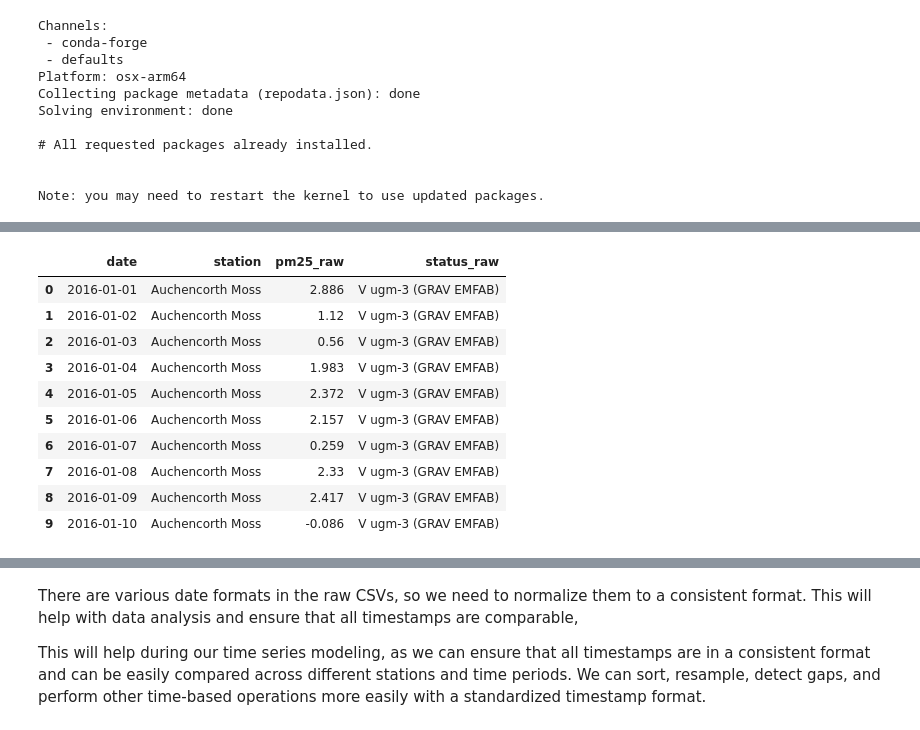
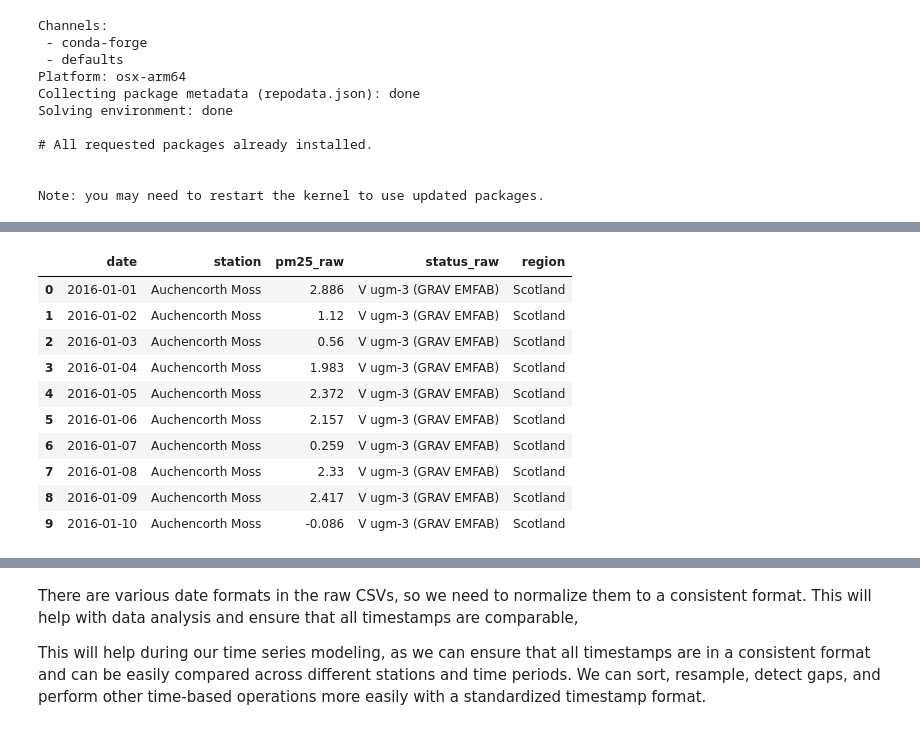
Before and after one commit to Masters-Paper-Forecasting/code, a Jupyter notebook: DataCleaning.ipynb, the cells around one changed output, grey strips where cells are left out. Cells and saved outputs as stored; diff of their text form; code cells hidden in the pictures.

```diff
--- a/DataCleaning.ipynb
+++ b/DataCleaning.ipynb
@@ -22,29 +23,42 @@ import seaborn as sns
 import pandas as pd
 import numpy as np
 import matplotlib.pyplot as plt
+import os
 import warnings
 warnings.filterwarnings('ignore')
+os.makedirs('plots', exist_ok=True)
 
-# --- File 1: Multi-station 2016-2020 ---
-header_row = pd.read_csv('data/AirQualityDataDaily2016_2020.csv', skiprows=3, nrows=1, header=None)
-station_names = header_row.iloc[0].tolist()
+# --- File 1: Multi-station 2016-2020 (combined from individual year files) ---
+files_2016_2020 = {
+    '2016': 'data/AirQualityDataDaily_2016.csv',
+    '2017': 'data/AirQualityDataDaily_2017.csv',
+    '2018': 'data/AirQualityDataDaily_2018.csv',
+    '2019': 'data/AirQualityDataDaily_2019.csv',
+    '2020': 'data/AirQualityDataDaily_2020.csv'
+}
 
-raw1 = pd.read_csv('data/AirQualityDataDaily2016_2020.csv', skiprows=11, header=None)
+all_records_2016_2020 = []
+for year, file_path in files_2016_2020.items():
+    # Read header for station names from each file
+    header_row = pd.read_csv(file_path, skiprows=3, nrows=1, header=None)
+    station_names = header_row.iloc[0].tolist()
 
-records = []
-col_idx = 1
-station_idx = 1
-while col_idx < raw1.shape[1] - 1:
-    sname = station_names[station_idx] if station_idx < len(station_names) else f'Station_{col_idx}'
-    if pd.isna(sname) or str(sname).strip() == '':
-        col_idx += 2; station_idx += 2; continue
-    values = raw1.iloc[:, col_idx]
-    status = raw1.iloc[:, col_idx + 1] if col_idx + 1 < raw1.shape[1] else [None]*len(raw1)
-    for d, v, s in zip(raw1.iloc[:, 0], values, status):
-        records.append({'date': d, 'station': str(sname).strip(), 'pm25_raw': v, 'status_raw': s})
-    col_idx += 2; station_idx += 2
+    raw_year_df = pd.read_csv(file_path, skiprows=11, header=None)
 
-df1 = pd.DataFrame(records)
+    col_idx = 1
+    station_idx = 1
+    while col_idx < raw_year_df.shape[1] - 1:
+        sname = station_names[station_idx] if station_idx < len(station_names) else f'Station_{col_idx}'
+        if pd.isna(sname) or str(sname).strip() == '':
+            col_idx += 2; station_idx += 2; continue
+        values = raw_year_df.iloc[:, col_idx]
+        status = raw_year_df.iloc[:, col_idx + 1] if col_idx + 1 < raw_year_df.shape[1] else [None]*len(raw_year_df)
+        for d, v, s in zip(raw_year_df.iloc[:, 0], values, status):
+            all_records_2016_2020.append({'date': d, 'station': str(sname).strip(), 'pm25_raw': v, 'status_raw': s})
+        col_idx += 2; station_idx += 2
+
+df1 = pd.DataFrame(all_records_2016_2020)
+
 
 # --- File 2: Single station 2020-2025 ---
 df2 = pd.read_csv('data/AirQualityDataDaily2021_2025.csv', skiprows=11, header=None,
@@ -55,6 +69,24 @@ df2 = df2[['date', 'station', 'pm25_raw', 'status_raw']]
 # Combine
 df = pd.concat([df1, df2], ignore_index=True)
 
+# --- Region schema (added for notebook flow; VERIFY these assignments) ---
+station_to_region = {
+    'Auchencorth Moss': 'Scotland',
+    'Inverness': 'Scotland',
+    'Bournemouth': 'South West',
+    'Brighton Preston Park': 'South East',
+    'Chilbolton Observatory': 'South East',
+    'London Marylebone Road': 'London',
+    'London N. Kensington': 'London',
+    'London Westminster': 'London',
+    'Northampton Kingsthorpe': 'East Midlands',
+    'Wrexham': 'Wales',
+}
+df['region'] = df['station'].map(station_to_region)
+_unmapped = sorted(df.loc[df['region'].isna(), 'station'].unique())
+if _unmapped:
+    print('WARNING: stations with no region mapping (add them above):', _unmapped)
+
 print(f'Raw combined shape (before any parsing): {df.shape}')
 df.head(10)
 # %% [output]
@@ -62,12 +94,12 @@ Raw combined shape (before any parsing): (20110, 4)
-|  | date | station | pm25_raw | status_raw |
-| 0 | 2016-01-01 | Auchencorth Moss | 2.886 | V ugm-3 (GRAV EMFAB) |
-| 1 | 2016-01-02 | Auchencorth Moss | 1.12 | V ugm-3 (GRAV EMFAB) |
-| 2 | 2016-01-03 | Auchencorth Moss | 0.56 | V ugm-3 (GRAV EMFAB) |
-| 3 | 2016-01-04 | Auchencorth Moss | 1.983 | V ugm-3 (GRAV EMFAB) |
-| 4 | 2016-01-05 | Auchencorth Moss | 2.372 | V ugm-3 (GRAV EMFAB) |
-| 5 | 2016-01-06 | Auchencorth Moss | 2.157 | V ugm-3 (GRAV EMFAB) |
-| 6 | 2016-01-07 | Auchencorth Moss | 0.259 | V ugm-3 (GRAV EMFAB) |
-| 7 | 2016-01-08 | Auchencorth Moss | 2.33 | V ugm-3 (GRAV EMFAB) |
-| 8 | 2016-01-09 | Auchencorth Moss | 2.417 | V ugm-3 (GRAV EMFAB) |
-| 9 | 2016-01-10 | Auchencorth Moss | -0.086 | V ugm-3 (GRAV EMFAB) |
+|  | date | station | pm25_raw | status_raw | region |
+| 0 | 2016-01-01 | Auchencorth Moss | 2.886 | V ugm-3 (GRAV EMFAB) | Scotland |
+| 1 | 2016-01-02 | Auchencorth Moss | 1.12 | V ugm-3 (GRAV EMFAB) | Scotland |
+| 2 | 2016-01-03 | Auchencorth Moss | 0.56 | V ugm-3 (GRAV EMFAB) | Scotland |
+| 3 | 2016-01-04 | Auchencorth Moss | 1.983 | V ugm-3 (GRAV EMFAB) | Scotland |
+| 4 | 2016-01-05 | Auchencorth Moss | 2.372 | V ugm-3 (GRAV EMFAB) | Scotland |
+| 5 | 2016-01-06 | Auchencorth Moss | 2.157 | V ugm-3 (GRAV EMFAB) | Scotland |
+| 6 | 2016-01-07 | Auchencorth Moss | 0.259 | V ugm-3 (GRAV EMFAB) | Scotland |
+| 7 | 2016-01-08 | Auchencorth Moss | 2.33 | V ugm-3 (GRAV EMFAB) | Scotland |
+| 8 | 2016-01-09 | Auchencorth Moss | 2.417 | V ugm-3 (GRAV EMFAB) | Scotland |
+| 9 | 2016-01-10 | Auchencorth Moss | -0.086 | V ugm-3 (GRAV EMFAB) | Scotland |
 # %% [markdown]
```
Also changed, not shown: parts of 87 cells of this notebook, 35 other files.
